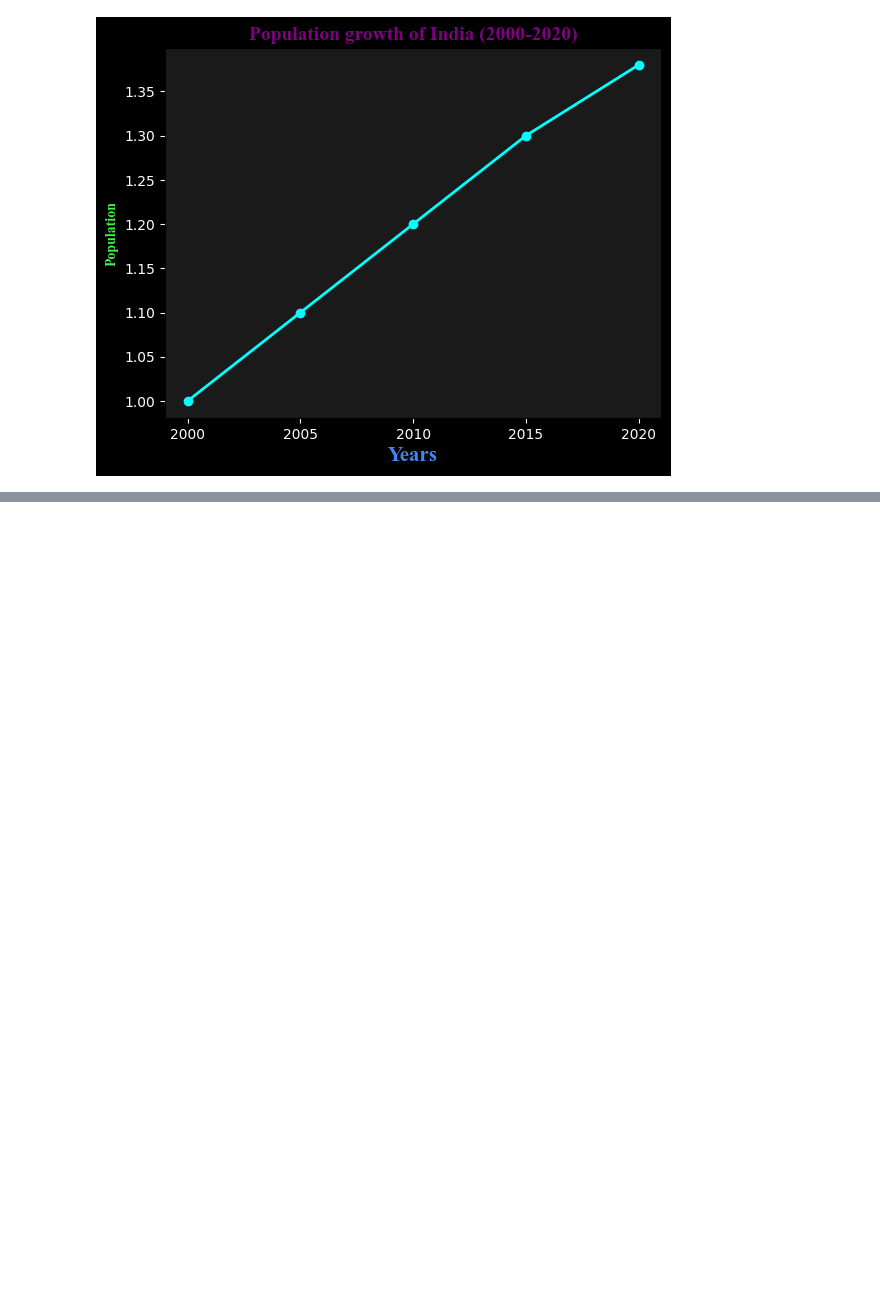
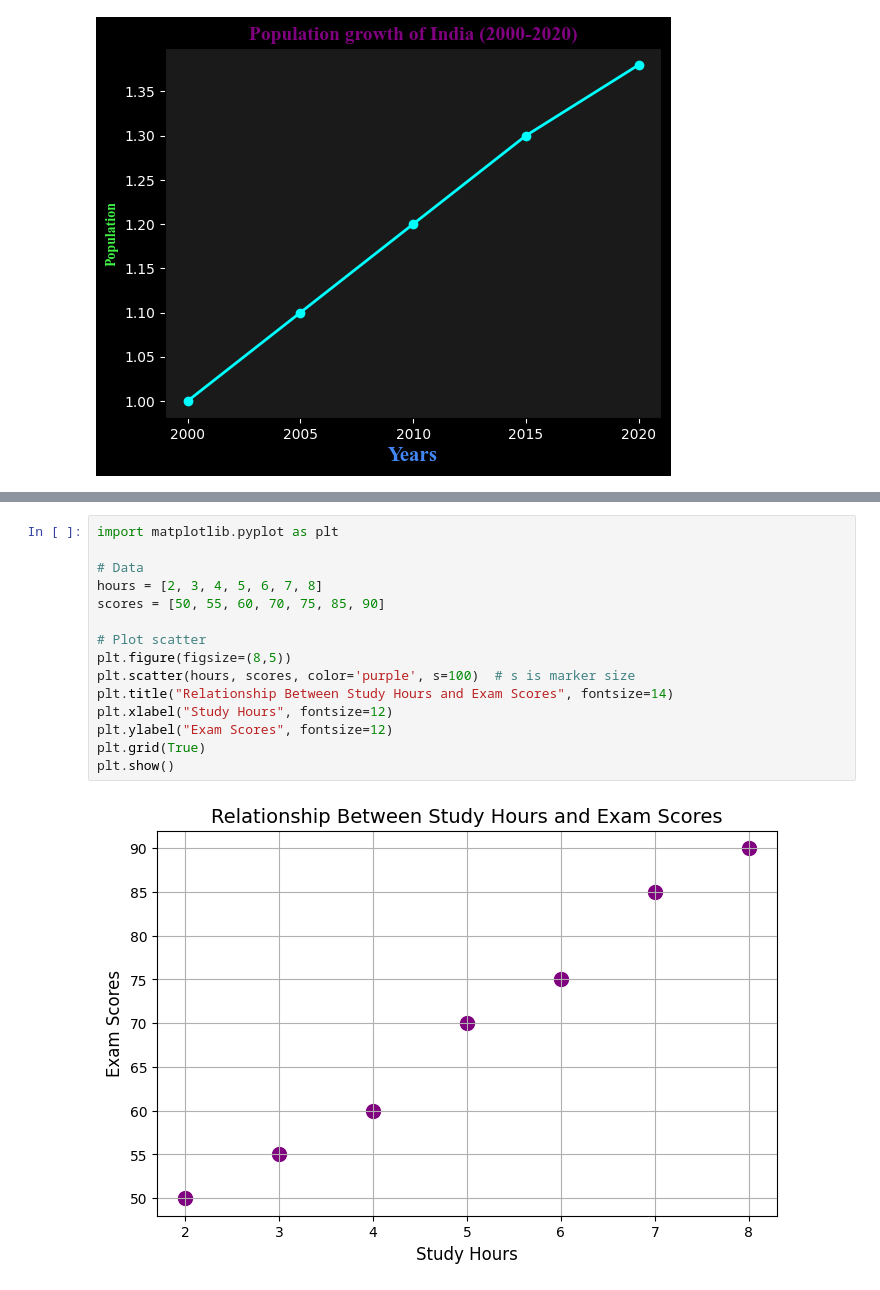
Before and after one commit to naxalatex/matplotlib, a Jupyter notebook: mat2.ipynb, the cells around one changed output, grey strips where cells are left out. Saved outputs shown, nothing was run; the diff lists cells and outputs as text; blank space fills up the shorter version.

```diff
--- a/mat2.ipynb
+++ b/mat2.ipynb
@@ -87,0 +135,17 @@ plt.show()
+# %%
+import matplotlib.pyplot as plt
+
+# Data
+hours = [2, 3, 4, 5, 6, 7, 8]
+scores = [50, 55, 60, 70, 75, 85, 90]
+
+# Plot scatter
+plt.figure(figsize=(8,5))
+plt.scatter(hours, scores, color='purple', s=100)  # s is marker size
+plt.title("Relationship Between Study Hours and Exam Scores", fontsize=14)
+plt.xlabel("Study Hours", fontsize=12)
+plt.ylabel("Exam Scores", fontsize=12)
+plt.grid(True)
+plt.show()
+# %% [output]
+[figure, added]
```
Also changed, not shown: parts of 6 cells of this notebook, 1 other file.
